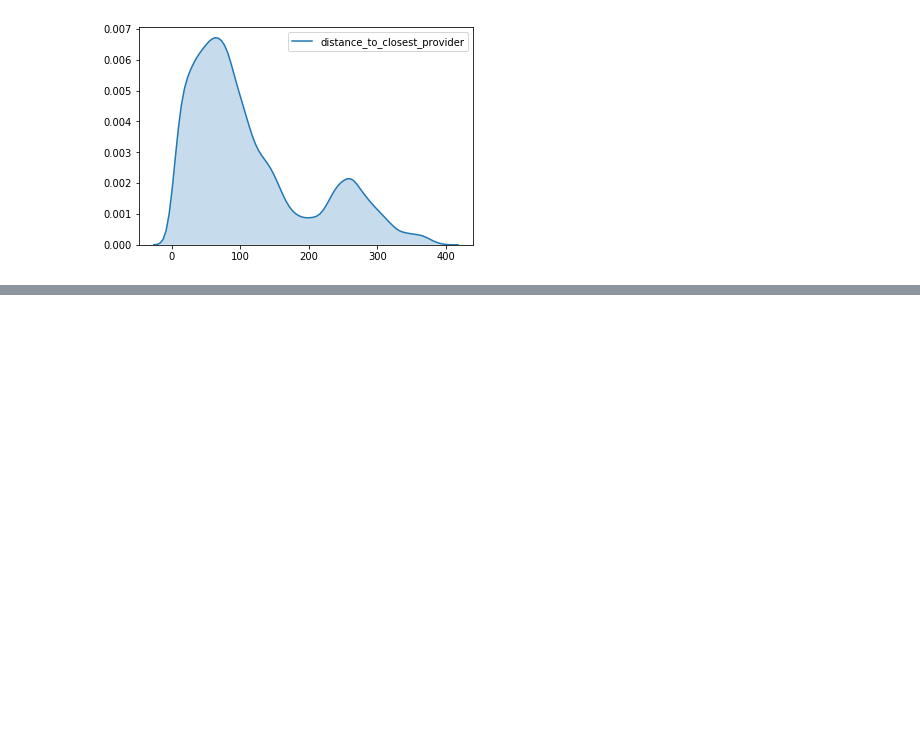
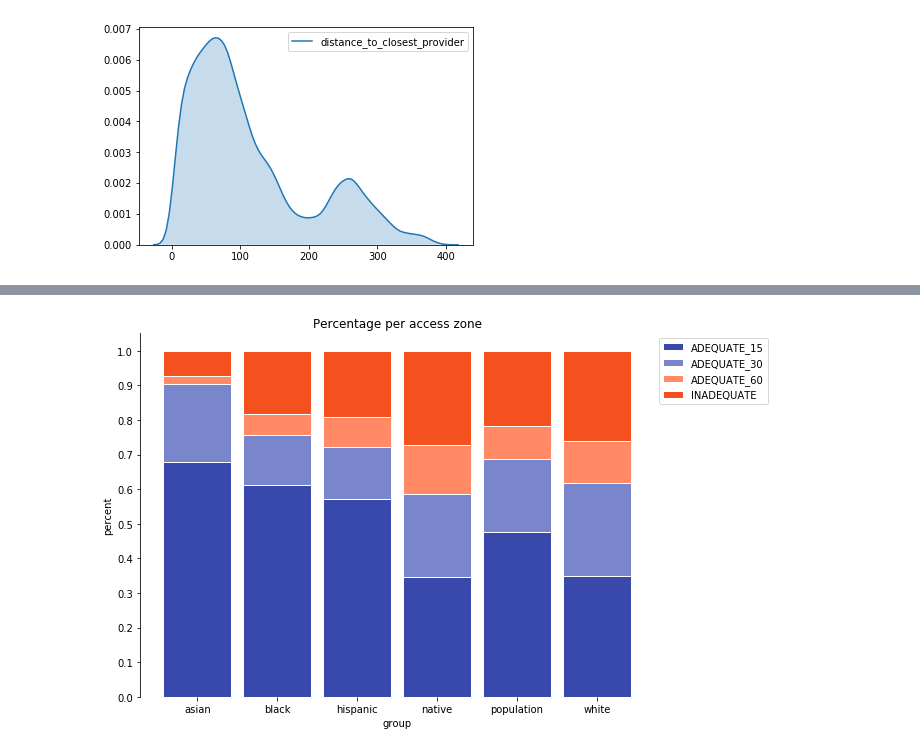
Before and after one commit to bayesimpact/encompass, a Jupyter notebook: explorer/notebooks/cenus_exploration.ipynb, the cells around one changed output, grey strips where cells are left out. Drawn from its saved outputs; the diff is of its cells as text; code cells hidden in the pictures; blank space fills up the shorter version.

```diff
--- a/explorer/notebooks/cenus_exploration.ipynb
+++ b/explorer/notebooks/cenus_exploration.ipynb
@@ -268,0 +307,46 @@ g.set_xticklabels
+# %%
+import numpy as np
+import matplotlib.pyplot as plt
+from matplotlib import rc
+import pandas as pd
+
+
+fig = plt.figure(figsize=(8,6))
+# Data
+raw_data = {'greenBars': [20, 1.5, 7, 10, 5], 'orangeBars': [5, 15, 5, 10, 15],'blueBars': [2, 15, 18, 5, 10]}
+df = pd.DataFrame(raw_data)
+
+colors = ['#3949ab', '#7986cb', '#ff8a65', '#f4511e']
+labels = ['ADEQUATE_15', 'ADEQUATE_30', 'ADEQUATE_60', 'INADEQUATE']
+groups = ['population', 'white', 'hispanic', 'black', 'asian', 'native']
+
+raw_data = collections.defaultdict(list)
+mapping = ndf.groupby(['label', 'race'])['percent'].sum().to_dict()
+for adequacy_class in labels:
+    for group in groups:
+        raw_data[adequacy_class].append(
+            mapping[(adequacy_class, group)]
+        )
+
+# plot
+barWidth = 0.85
+plt.bar(groups, raw_data['ADEQUATE_15'], color=colors[0], edgecolor='white', width=barWidth, label=labels[0])
+plt.bar(groups, raw_data['ADEQUATE_30'], bottom=raw_data['ADEQUATE_15'], color=colors[1], edgecolor='white', width=barWidth, label=labels[1])
+plt.bar(groups, raw_data['ADEQUATE_60'], bottom=[i + j for i, j in zip(raw_data['ADEQUATE_30'], raw_data['ADEQUATE_15'])], color=colors[2], edgecolor='white', width=barWidth, label=labels[2])
+plt.bar(groups, raw_data['INADEQUATE'], bottom=[i + j + k for i, j, k in zip(raw_data['ADEQUATE_60'], raw_data['ADEQUATE_30'], raw_data['ADEQUATE_15'])], color=colors[3], edgecolor='white', width=barWidth, label=labels[3])
+
+# Custom x axis
+plt.xticks(groups, groups)
+plt.xlabel("group")
+plt.ylabel('percent')
+plt.yticks(np.arange(0.0, 1.1, 0.1))
+plt.legend(loc='upper left', bbox_to_anchor=(1,1), ncol=1)
+
+plt.title('Percentage per access zone');
+
+sns.despine(bottom=True)
+plt.tight_layout(h_pad=3)
+# Show graphic
+plt.show()
+# %% [output]
+[figure, added]
```
Also changed, not shown: parts of 26 cells of this notebook.
